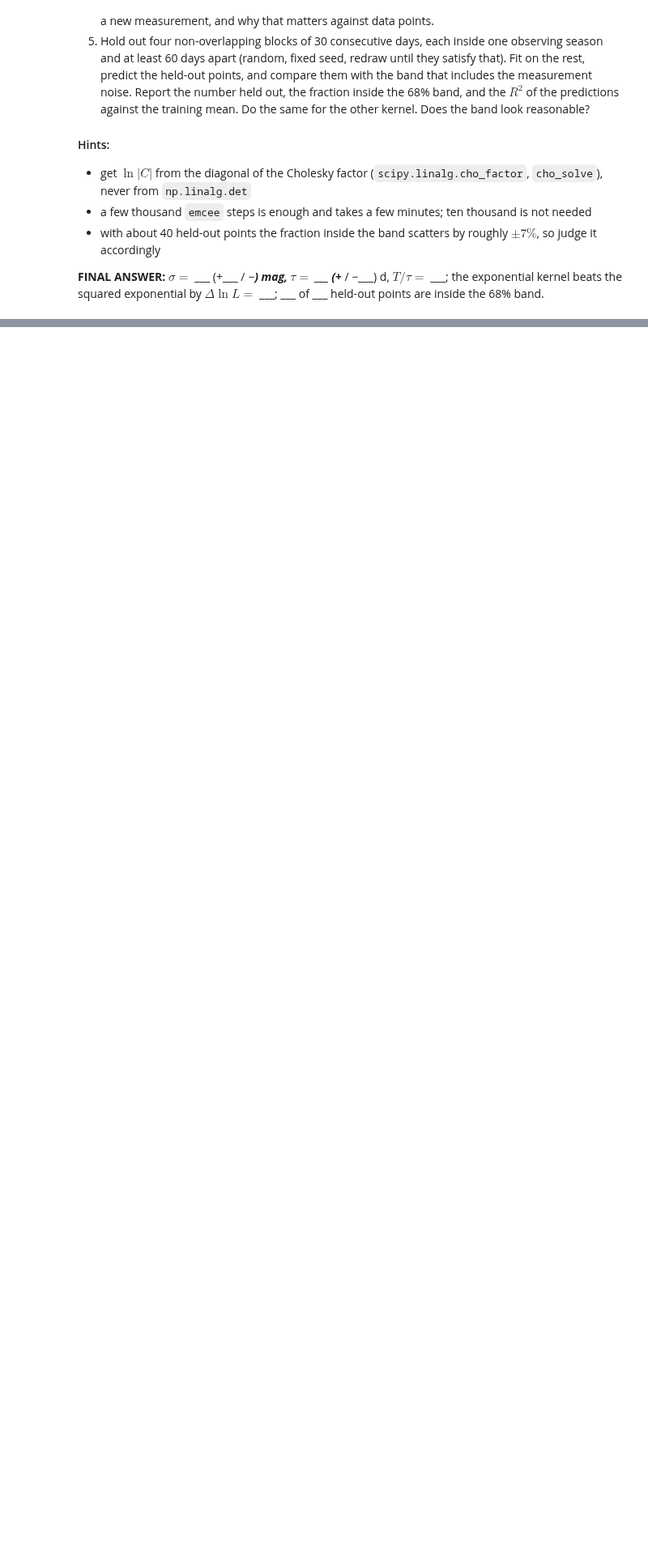
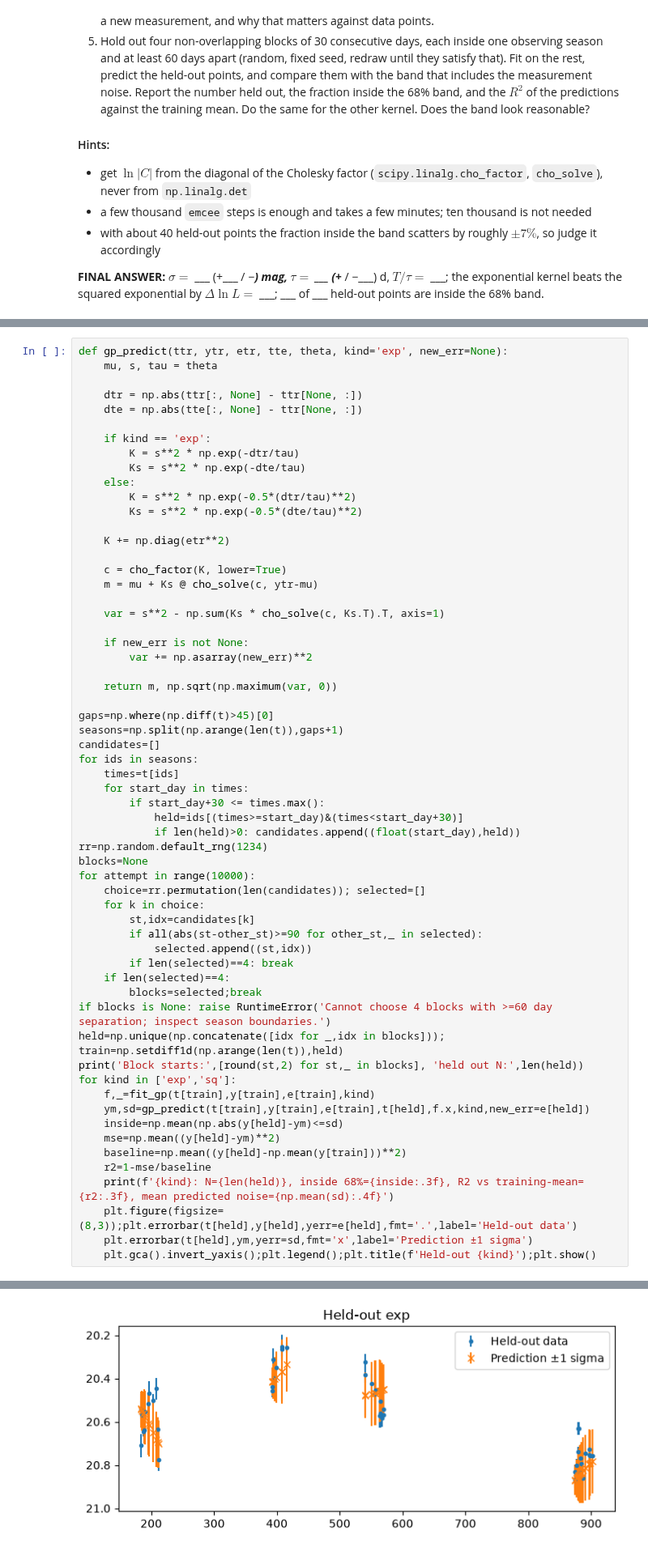
Before and after one commit to PranavanRajaratnam/ast457_2026_Fall, a Jupyter notebook: labs/07/lab07.ipynb, the cells around one changed output, grey strips where cells are left out. Shown at 81% size. Saved outputs shown, nothing was run; the diff lists cells and outputs as text; blank space fills up the shorter version.

```diff
--- a/labs/07/lab07.ipynb
+++ b/labs/07/lab07.ipynb
@@ -68,0 +171,61 @@ where $\sigma_i$ is the quoted error of epoch $i$ and $\sigma$ without a subscri
+# %%
+def gp_predict(ttr, ytr, etr, tte, theta, kind='exp', new_err=None):
+    mu, s, tau = theta
+
+    dtr = np.abs(ttr[:, None] - ttr[None, :])
+    dte = np.abs(tte[:, None] - ttr[None, :])
+
+    if kind == 'exp':
+        K = s**2 * np.exp(-dtr/tau)
+        Ks = s**2 * np.exp(-dte/tau)
+    else:
+        K = s**2 * np.exp(-0.5*(dtr/tau)**2)
+        Ks = s**2 * np.exp(-0.5*(dte/tau)**2)
+
+    K += np.diag(etr**2)
+
+    c = cho_factor(K, lower=True)
+    m = mu + Ks @ cho_solve(c, ytr-mu)
+
+    var = s**2 - np.sum(Ks * cho_solve(c, Ks.T).T, axis=1)
+
+    if new_err is not None:
+        var += np.asarray(new_err)**2
+
+    return m, np.sqrt(np.maximum(var, 0))
+
+gaps=np.where(np.diff(t)>45)[0]
+seasons=np.split(np.arange(len(t)),gaps+1)
+candidates=[]
+for ids in seasons:
+    times=t[ids]
+    for start_day in times:
+        if start_day+30 <= times.max():
+            held=ids[(times>=start_day)&(times<start_day+30)]
+            if len(held)>0: candidates.append((float(start_day),held))
+rr=np.random.default_rng(1234)
+blocks=None
+for attempt in range(10000):
+    choice=rr.permutation(len(candidates)); selected=[]
+    for k in choice:
+        st,idx=candidates[k]
+        if all(abs(st-other_st)>=90 for other_st,_ in selected):
+            selected.append((st,idx))
+        if len(selected)==4: break
+    if len(selected)==4:
+        blocks=selected;break
+if blocks is None: raise RuntimeError('Cannot choose 4 blocks with >=60 day separation; inspect season boundaries.')
+held=np.unique(np.concatenate([idx for _,idx in blocks])); train=np.setdiff1d(np.arange(len(t)),held)
+print('Block starts:',[round(st,2) for st,_ in blocks], 'held out N:',len(held))
+for kind in ['exp','sq']:
+    f,_=fit_gp(t[train],y[train],e[train],kind)
+    ym,sd=gp_predict(t[train],y[train],e[train],t[held],f.x,kind,new_err=e[held])
+    inside=np.mean(np.abs(y[held]-ym)<=sd)
+    mse=np.mean((y[held]-ym)**2)
+    baseline=np.mean((y[held]-np.mean(y[train]))**2)
+    r2=1-mse/baseline
+    print(f'{kind}: N={len(held)}, inside 68%={inside:.3f}, R2 vs training-mean={r2:.3f}, mean predicted noise={np.mean(sd):.4f}')
+    plt.figure(figsize=(8,3));plt.errorbar(t[held],y[held],yerr=e[held],fmt='.',label='Held-out data')
+    plt.errorbar(t[held],ym,yerr=sd,fmt='x',label='Prediction ±1 sigma')
+    plt.gca().invert_yaxis();plt.legend();plt.title(f'Held-out {kind}');plt.show()
+# %% [output]
@@ -68,0 +234 @@ where $\sigma_i$ is the quoted error of epoch $i$ and $\sigma$ without a subscri
+[figure, added]
```
Also changed, not shown: parts of 17 cells of this notebook.
